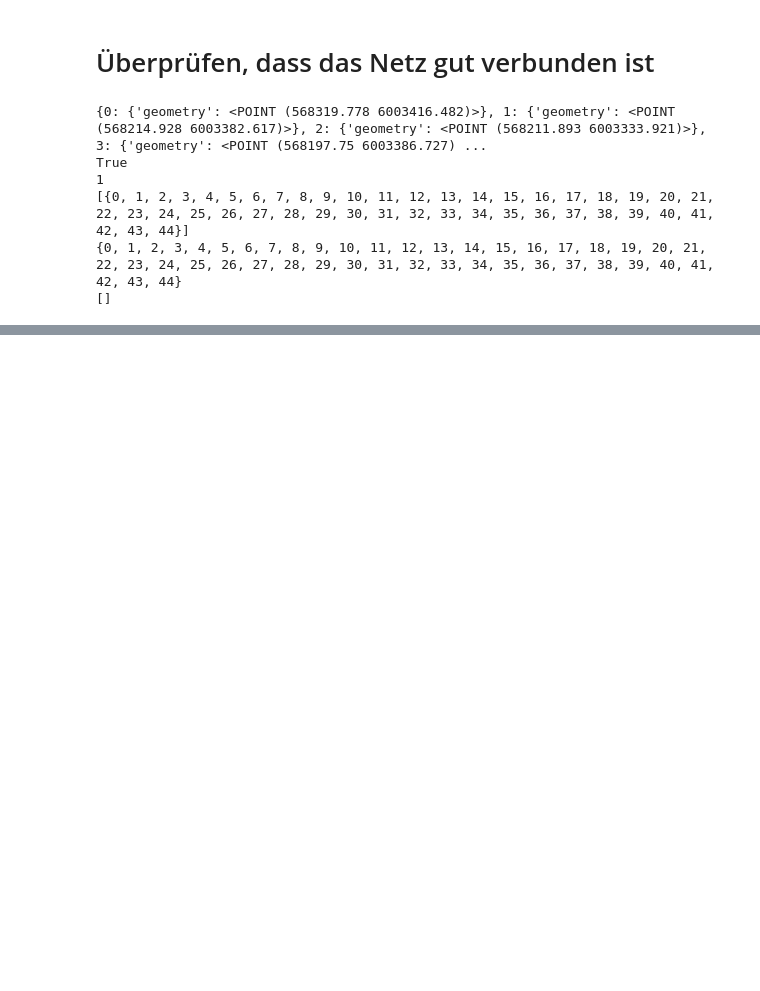
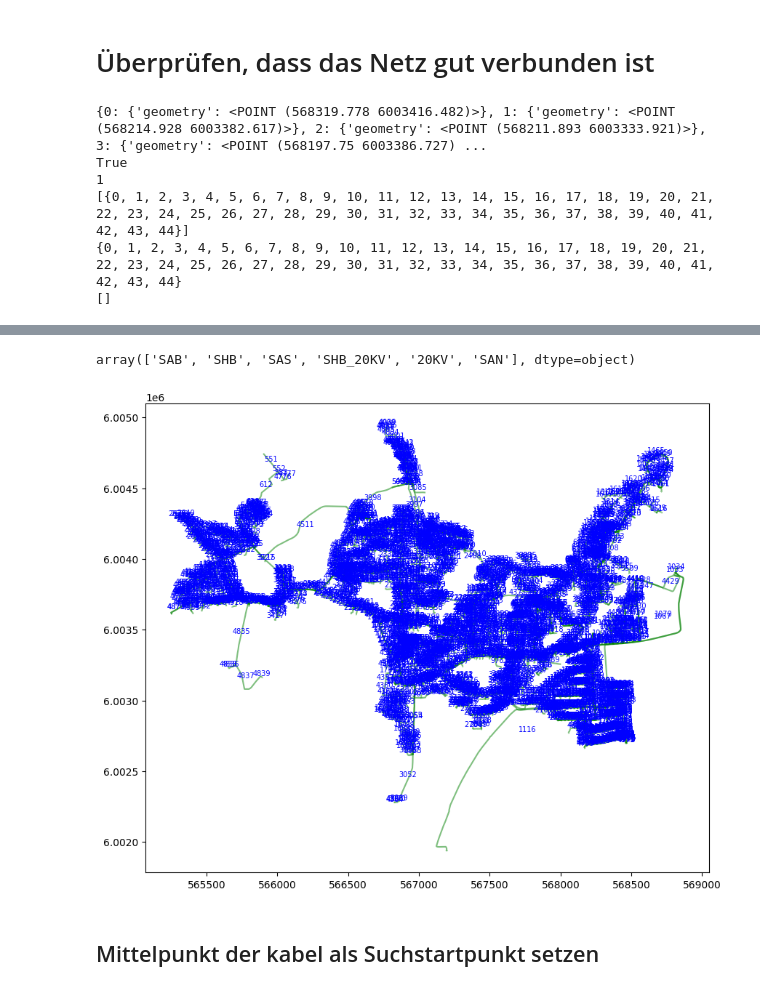
Before and after one commit to PhilKrien/SNEE_2026, a Jupyter notebook: netz_import.ipynb, the cells around one changed output, grey strips where cells are left out. Saved outputs shown, nothing was run; the diff lists cells and outputs as text; code cells hidden in the pictures; blank space fills up the shorter version.

```diff
--- a/netz_import.ipynb
+++ b/netz_import.ipynb
@@ -416,0 +476,3 @@ True
+# %%
+knoten = gpd.read_file(PROJECT_ROOT / "SNEE_2026/data/snee_shape/knoten/vbb_elektro_knoten.shp").set_crs("EPSG:25832")
+kabel = gpd.read_file(PROJECT_ROOT / "SNEE_2026/data/snee_shape/kabel/vbb_elektro_kabel.shp").set_crs("EPSG:25832")
@@ -416,0 +524,30 @@ True
+# %%
+knoten["NUTZUNG"].unique()
+# %% [output]
+array(['SAB', 'SHB', 'SAS', 'SHB_20KV', '20KV', 'SAN'], dtype=object)
+# %%
+strassen = ["Bahnhostraße", "Bahnhofstraße"]
+
+kabel_redu = kabel[kabel["ORT"] == "Bordesholm"]
+knoten_redu = knoten[(knoten["ORT"] == "Bordesholm") & (knoten["STRASSE"].isin(strassen))]
+# %%
+fig, ax = plt.subplots(figsize=(10, 10))
+
+kabel_redu.plot(ax=ax, color='green', alpha=0.5, edgecolor='k', label='Lines')
+
+
+# Line-Index – Centroid des LineStrings nutzen
+for idx, row in kabel_redu.iterrows():
+    centroid = row.geometry.centroid
+    ax.annotate(
+        text=str(idx),
+        xy=(centroid.x, centroid.y),
+        fontsize=7,
+        color='blue',
+        ha='center',
+        va='bottom'
+    )
+# %% [output]
+[figure, added]
+# %% [markdown]
+## Mittelpunkt der kabel als Suchstartpunkt setzen
```
Also changed, not shown: parts of 20 cells of this notebook, 2 other files.
